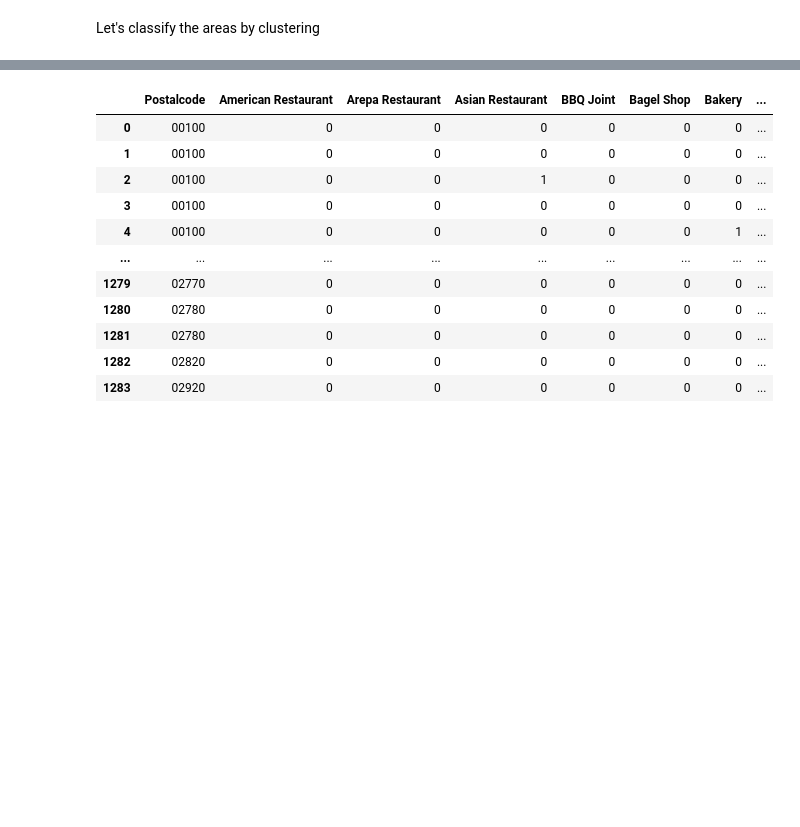
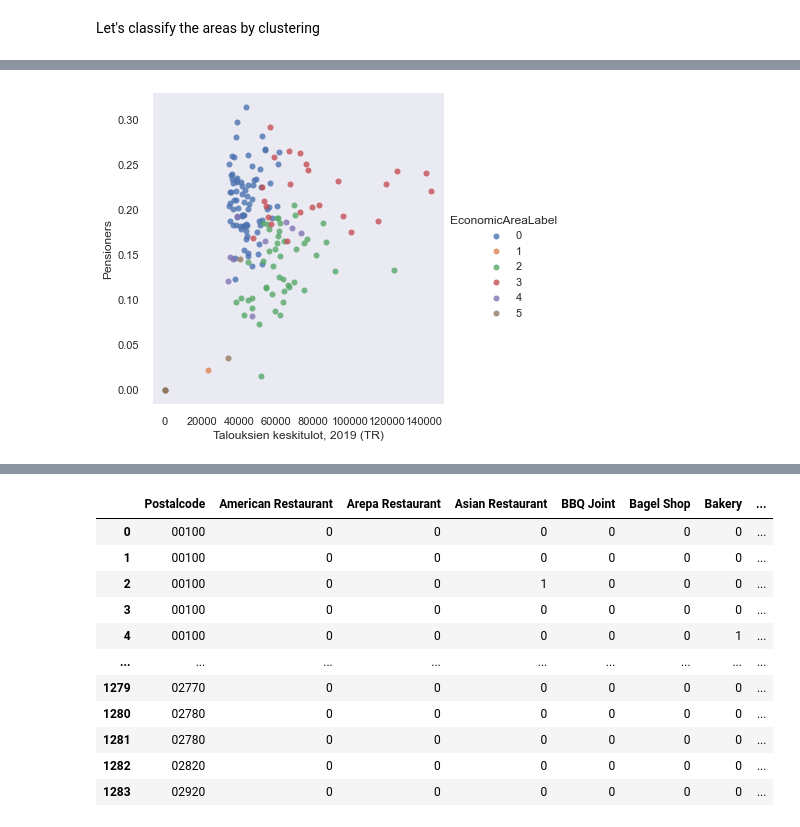
Before and after one commit to vesas/Coursera_Capstone, a Jupyter notebook: capstone/goodcoffee.ipynb, the cells around one changed output, grey strips where cells are left out. Cells and saved outputs as stored; diff of their text form; code cells hidden in the pictures; blank space fills up the shorter version.

```diff
--- a/capstone/goodcoffee.ipynb
+++ b/capstone/goodcoffee.ipynb
@@ -267,0 +272,7 @@ postalareas_cluster_grouped_df
+# %%
+import seaborn as sns
+import matplotlib.pyplot as plt
+facet = sns.lmplot(data=postalareas_cluster_df, x='Talouksien keskitulot, 2019 (TR)', y='Pensioners', hue='EconomicAreaLabel',
+                   fit_reg=False, legend=True, legend_out=True)
+# %% [output]
+[figure, added]
```
Also changed, not shown: parts of 9 cells of this notebook.
